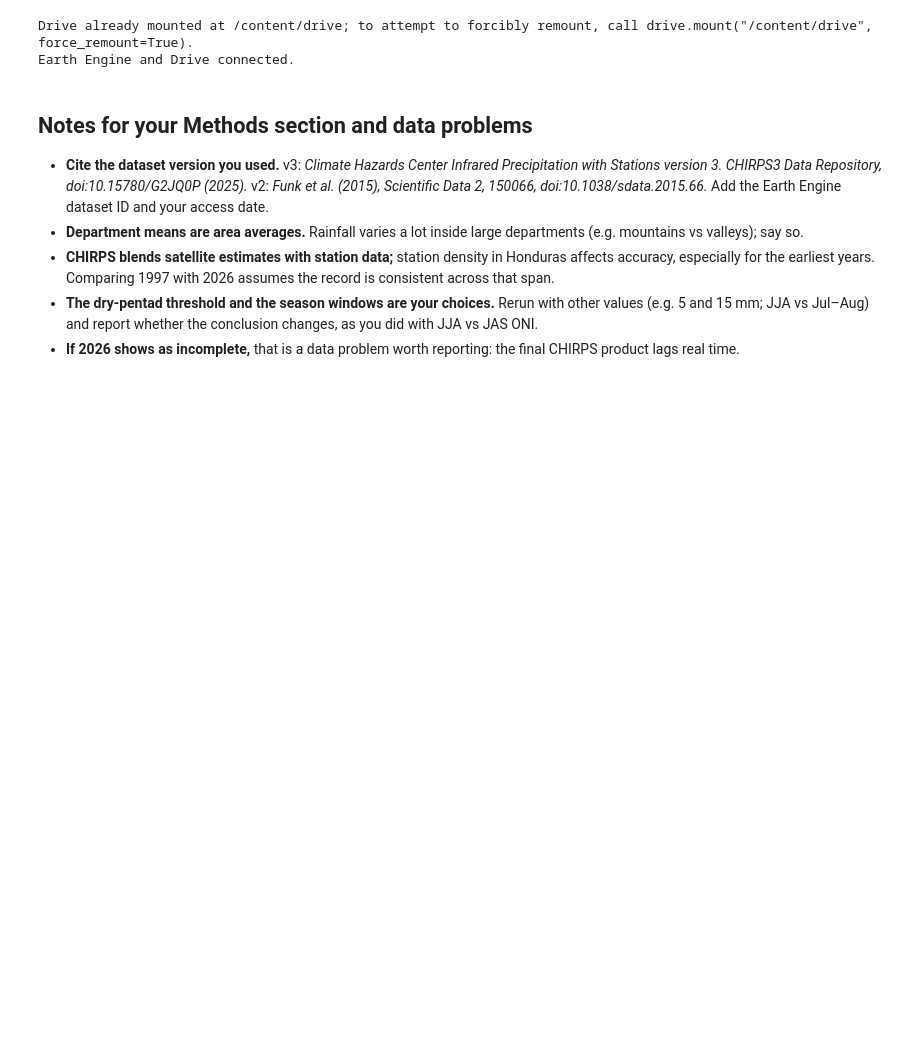
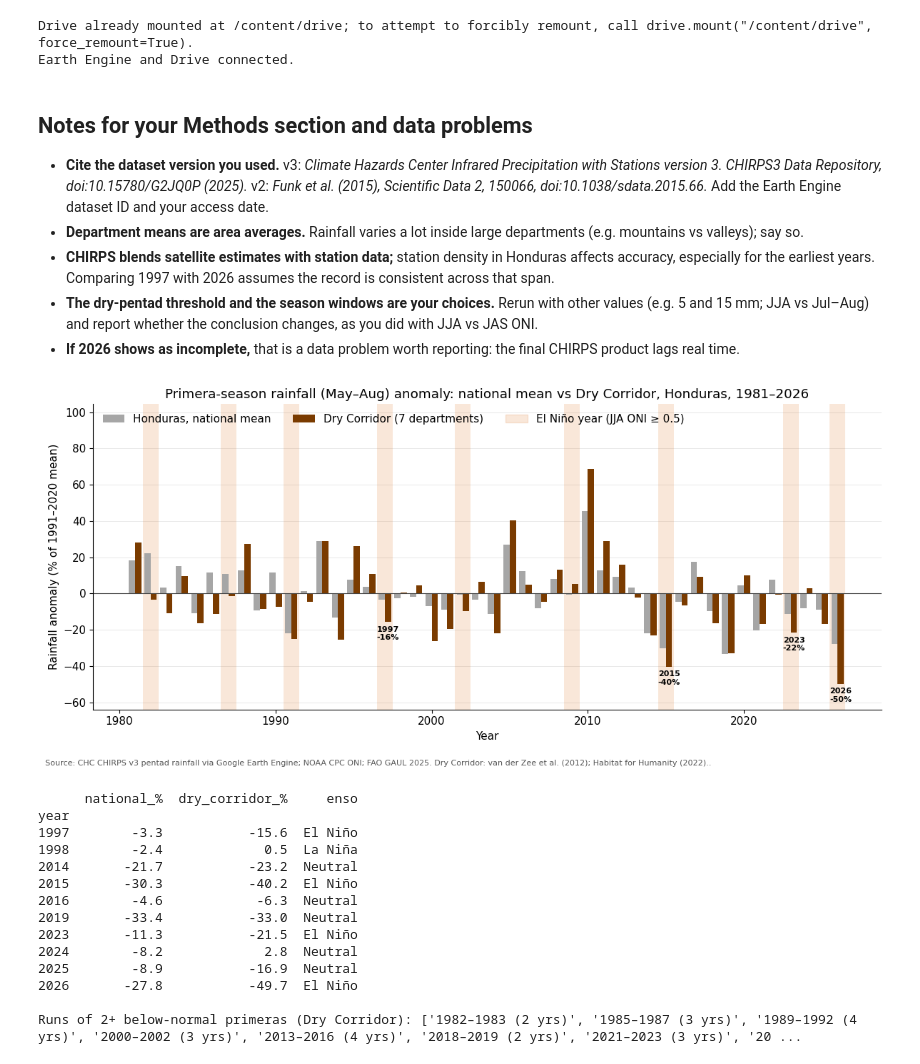
Before and after one commit to fc2831/enso-honduras-exposure, a Jupyter notebook: notebooks/Honduras_CHIRPS_GEE.ipynb, the cells around one changed output. Saved outputs shown, nothing was run; the diff lists cells and outputs as text; code cells hidden in the pictures; blank space fills up the shorter version.

```diff
--- a/notebooks/Honduras_CHIRPS_GEE.ipynb
+++ b/notebooks/Honduras_CHIRPS_GEE.ipynb
@@ -632,3 +633,72 @@ Earth Engine and Drive connected.
 - **CHIRPS blends satellite estimates with station data;** station density in Honduras affects accuracy, especially for the earliest years. Comparing 1997 with 2026 assumes the record is consistent across that span.
 - **The dry-pentad threshold and the season windows are your choices.** Rerun with other values (e.g. 5 and 15 mm; JJA vs Jul–Aug) and report whether the conclusion changes, as you did with JJA vs JAS ONI.
 - **If 2026 shows as incomplete,** that is a data problem worth reporting: the final CHIRPS product lags real time.
+# %%
+# AI-generated: Claude (Anthropic), 16 Nov 2026.
+# Figure 1: primera (May–Aug) rainfall anomaly, national mean vs Dry Corridor, El Niño years shaded.
+import matplotlib.patches as mpatches
+
+nat = seasonal[seasonal['dept'] == 'HONDURAS_NATIONAL'].set_index('year')['primera_mm_anom_pct']
+dc = seasonal[seasonal['dept'] == 'DRY_CORRIDOR'].set_index('year')['primera_mm_anom_pct']
+years = sorted(set(nat.dropna().index) & set(dc.dropna().index))
+enso = seasonal.drop_duplicates('year').set_index('year')['enso_jja']
+
+fig, ax = plt.subplots(figsize=(12, 5.5))
+for y in years:                                   # shade El Niño years (JJA ONI >= 0.5)
+    if enso.get(y) == 'El Niño':
+        ax.axvspan(y - 0.5, y + 0.5, color='#d95f02', alpha=0.15, lw=0)
+w = 0.4
+ax.bar([y - w / 2 for y in years], nat.loc[years], width=w, color='#a6a6a6', label='Honduras, national mean')
+ax.bar([y + w / 2 for y in years], dc.loc[years], width=w, color='#7a3b00', label='Dry Corridor (7 departments)')
+ax.axhline(0, color='#444', lw=0.8)
+for y in [1997, 2015, 2023, 2026]:                # label the Dry Corridor value of the key events
+    if y in years:
+        v = dc.loc[y]
+        ax.annotate(f'{y}\n{v:+.0f}%', (y + w / 2, v), xytext=(0, 4 if v >= 0 else -4),
+                    textcoords='offset points', ha='center', va='bottom' if v >= 0 else 'top',
+                    fontsize=8, fontweight='bold')
+handles, labels = ax.get_legend_handles_labels()
+handles.append(mpatches.Patch(color='#d95f02', alpha=0.15)); labels.append('El Niño year (JJA ONI ≥ 0.5)')
+ax.legend(handles, labels, frameon=False, loc='upper left', ncol=3)
+lo, hi = min(nat.loc[years].min(), dc.loc[years].min()), max(nat.loc[years].max(), dc.loc[years].max())
+pad = (hi - lo) * 0.12
+ax.set_ylim(lo - pad, hi + 2.5 * pad)
+ax.set_title(f'Primera-season rainfall (May–Aug) anomaly: national mean vs Dry Corridor, Honduras, {years[0]}–{years[-1]}')
+ax.set_xlabel('Year')
+ax.set_ylabel(f'Rainfall anomaly (% of {BASELINE[0]}–{BASELINE[1]} mean)')
+ax.grid(axis='y', color='#e5e5e5', lw=0.6); ax.set_axisbelow(True)
+for s in ['top', 'right']: ax.spines[s].set_visible(False)
+fig.text(0.01, 0.01, f'Source: CHC CHIRPS {CHIRPS_VERSION} pentad rainfall via Google Earth Engine; NOAA CPC ONI; FAO GAUL 2025. '
+         'Dry Corridor: van der Zee et al. (2012); Habitat for Humanity (2022)..', fontsize=8, color='#555')
+fig.tight_layout(rect=(0, 0.04, 1, 1))
+fig.savefig(f'{OUT_DIR}/fig1_rain_national_vs_drycorridor.png', dpi=300)
+plt.show()
+
+# Numbers for the text: event years and runs of dry seasons
+tab = pd.DataFrame({'national_%': nat.loc[years].round(1), 'dry_corridor_%': dc.loc[years].round(1),
+                    'enso': enso.reindex(years)})
+print(tab.loc[[y for y in [1997, 1998, 2014, 2015, 2016, 2019, 2023, 2024, 2025, 2026] if y in years]])
+runs, cur = [], []
+for y in years:                                   # consecutive below-normal primeras in the Dry Corridor
+    if dc.loc[y] < 0: cur.append(y)
+    else:
+        if len(cur) >= 2: runs.append(cur)
+        cur = []
+if len(cur) >= 2: runs.append(cur)
+print('\nRuns of 2+ below-normal primeras (Dry Corridor):', [f'{r[0]}–{r[-1]} ({len(r)} yrs)' for r in runs])
+# %% [output]
+[figure, added]
+      national_%  dry_corridor_%     enso
+year
+1997        -3.3           -15.6  El Niño
+1998        -2.4             0.5  La Niña
+2014       -21.7           -23.2  Neutral
+2015       -30.3           -40.2  El Niño
+2016        -4.6            -6.3  Neutral
+2019       -33.4           -33.0  Neutral
+2023       -11.3           -21.5  El Niño
+2024        -8.2             2.8  Neutral
+2025        -8.9           -16.9  Neutral
+2026       -27.8           -49.7  El Niño
+
+Runs of 2+ below-normal primeras (Dry Corridor): ['1982–1983 (2 yrs)', '1985–1987 (3 yrs)', '1989–1992 (4 yrs)', '2000–2002 (3 yrs)', '2013–2016 (4 yrs)', '2018–2019 (2 yrs)', '2021–2023 (3 yrs)', '20 ...
```
Also changed, not shown: parts of 7 cells of this notebook, 2 other files.
